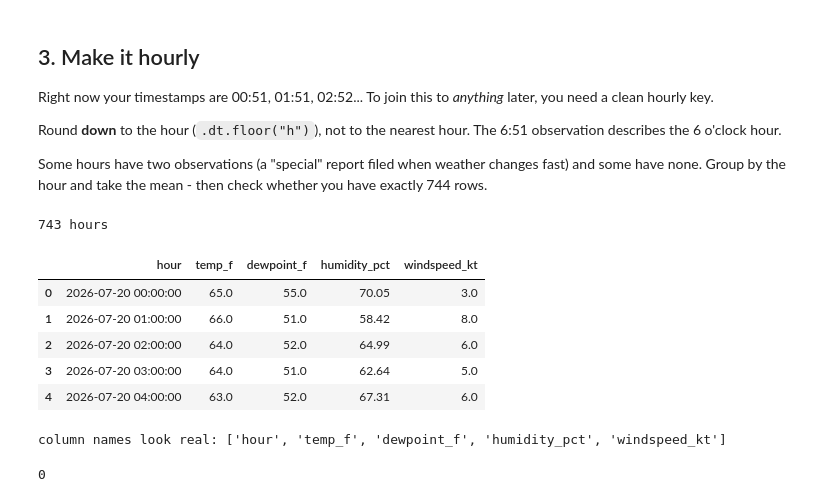
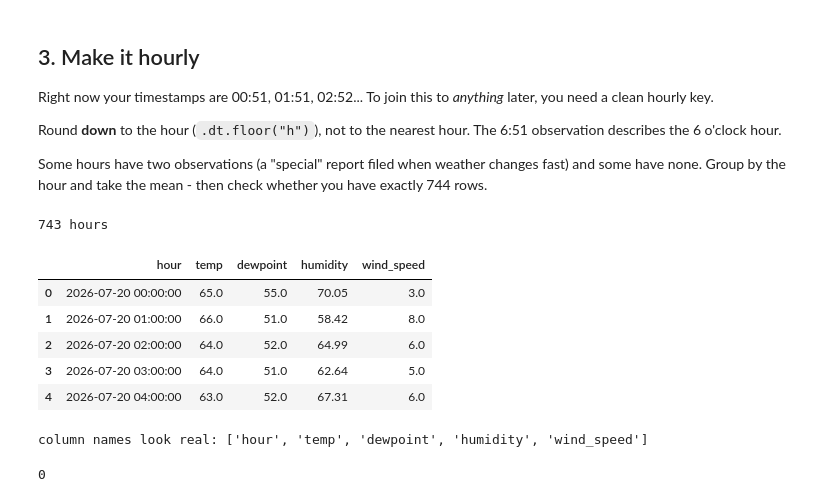
Before and after one commit to YingZhang-tjc25001/OPIM5512_lab1_YingZhang3300857_onlineF26, a Jupyter notebook: lab1_a_weather_starter.ipynb, the cells around one changed output. Drawn from its saved outputs; the diff is of its cells as text; code cells hidden in the pictures.

```diff
--- a/lab1_a_weather_starter.ipynb
+++ b/lab1_a_weather_starter.ipynb
@@ -217,24 +217,24 @@ have none. Group by the hour and take the mean - then check whether you have exa
 # %%
 # TODO: round the observation times DOWN to the hour.
 # The join key must be called `hour` - that one name is fixed by the lab.
 wx["valid"] = pd.to_datetime(wx["valid"])
 wx["hour"] = wx["valid"].dt.floor("h")
 
 # TODO: collapse to one row per hour, and name your columns using YOUR CONTRACT.
 # The names below are placeholders - replace them with what you and your partner
 # agreed on and wrote into the README. House style: lowercase, snake_case, unit
 # in the name where a reader could guess wrong.
 hourly = (wx.groupby("hour", as_index=False)
-            .agg(temp_f=("tmpf", "mean"),
-                 dewpoint_f=("dwpf", "mean"),
-                 humidity_pct=("relh", "mean"),
-                 windspeed_kt=("sknt", "mean")))
+            .agg(temp=("tmpf", "mean"),
+                 dewpoint=("dwpf", "mean"),
+                 humidity=("relh", "mean"),
+                 wind_speed=("sknt", "mean")))
 
 print(len(hourly), "hours")   # July 20 - Aug 19 is 744 hours. Do you have all of them?
 hourly.head()
 # %% [output]
 743 hours
-|  | hour | temp_f | dewpoint_f | humidity_pct | windspeed_kt |
+|  | hour | temp | dewpoint | humidity | wind_speed |
 | 0 | 2026-07-20 00:00:00 | 65.0 | 55.0 | 70.05 | 3.0 |
 | 1 | 2026-07-20 01:00:00 | 66.0 | 51.0 | 58.42 | 8.0 |
 | 2 | 2026-07-20 02:00:00 | 64.0 | 52.0 | 64.99 | 6.0 |
@@ -248,7 +248,7 @@ bad = [c for c in hourly.columns if c.startswith("YOUR_")]
 assert not bad, f"Replace the placeholder column names first: {bad}"
 print("column names look real:", list(hourly.columns))
 # %% [output]
-column names look real: ['hour', 'temp_f', 'dewpoint_f', 'humidity_pct', 'windspeed_kt']
+column names look real: ['hour', 'temp', 'dewpoint', 'humidity', 'wind_speed']
 # %%
 # TODO: how many hours are missing entirely, and how many have a missing temperature?
 # Two different questions:
```
Also changed, not shown: parts of 3 cells of this notebook.
